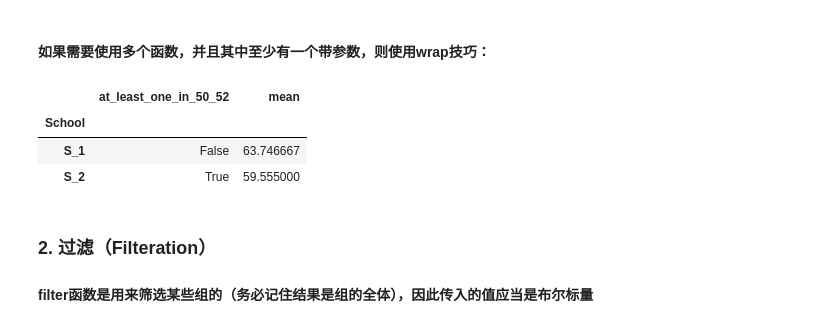
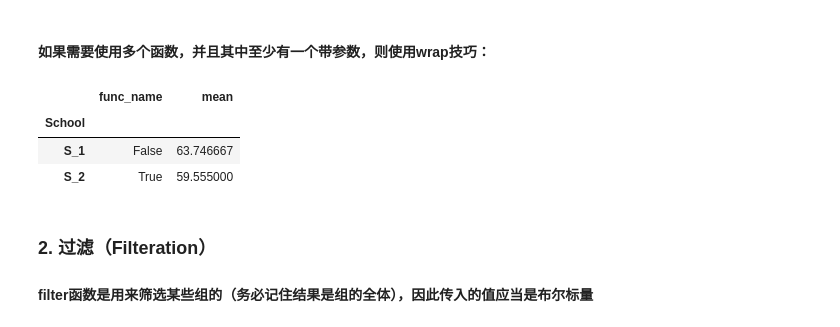
Before and after one commit to datawhalechina/joyful-pandas, a Jupyter notebook: 第3章 分组.ipynb, the cells around one changed output. Cells and saved outputs as stored; diff of their text form; code cells hidden in the pictures.

```diff
--- a/第3章 分组.ipynb
+++ b/第3章 分组.ipynb
@@ -344,15 +344,14 @@ Name: Math, dtype: bool
 # %%
 def f_test(s,low,high):
     return s.between(low,high).max()
-def agg_f(f_mul,name,*args,**kwargs):
+def agg_f(f_mul,name,*args):
     def wrapper(x):
-        return f_mul(x,*args,**kwargs)
+        return f_mul(x,*args)
     wrapper.__name__ = name
     return wrapper
-new_f = agg_f(f_test,'at_least_one_in_50_52',50,52)
-grouped_single['Math'].agg([new_f,'mean']).head()
+grouped_single['Math'].agg([agg_f(f_test,'func_name',50,52),'mean'])
 # %% [output]
-|  | at_least_one_in_50_52 | mean |
+|  | func_name | mean |
 | School |  |  |
 | S_1 | False | 63.746667 |
 | S_2 | True | 59.555000 |
```
Also changed, not shown: parts of 3 cells of this notebook, 4 other files.
